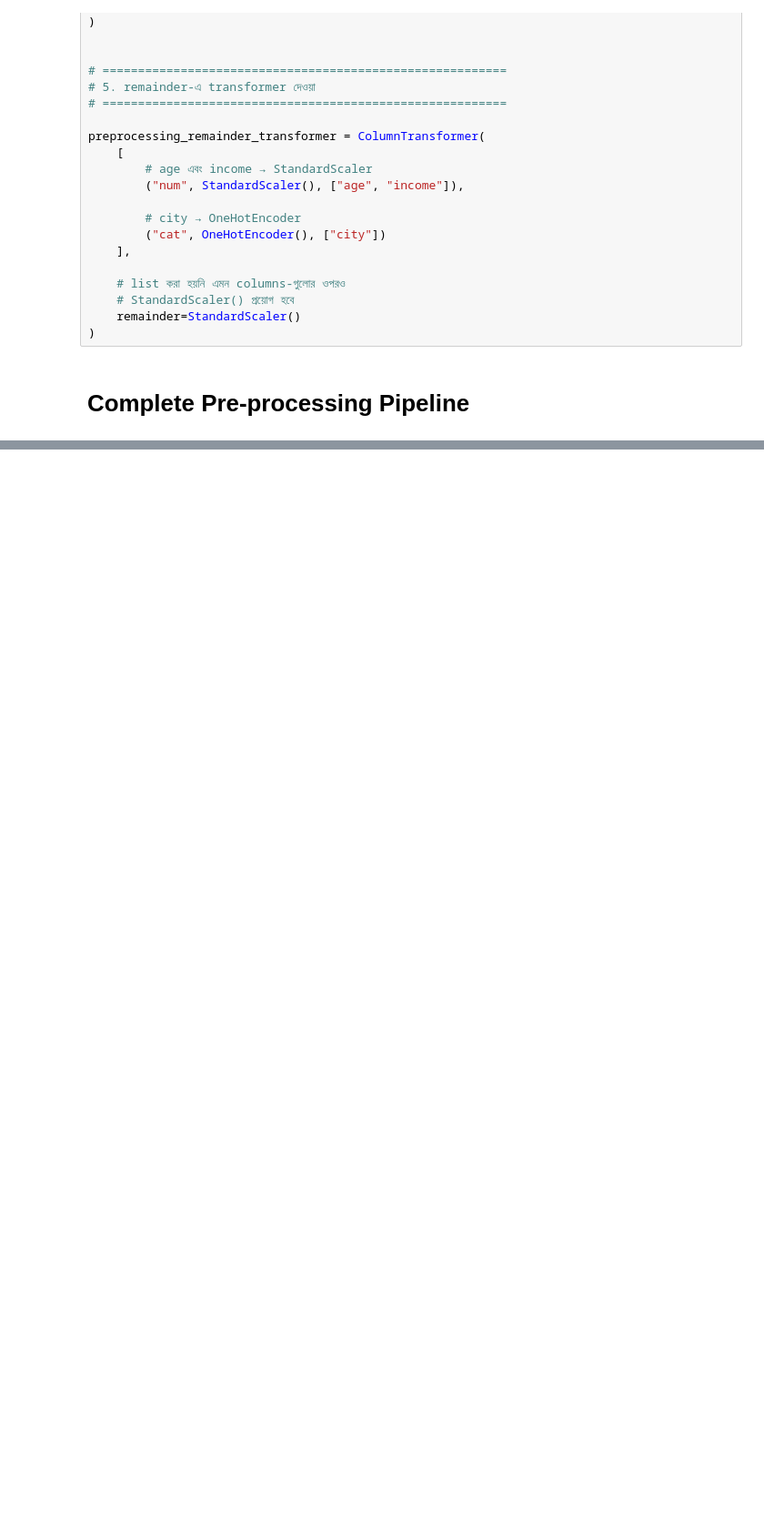
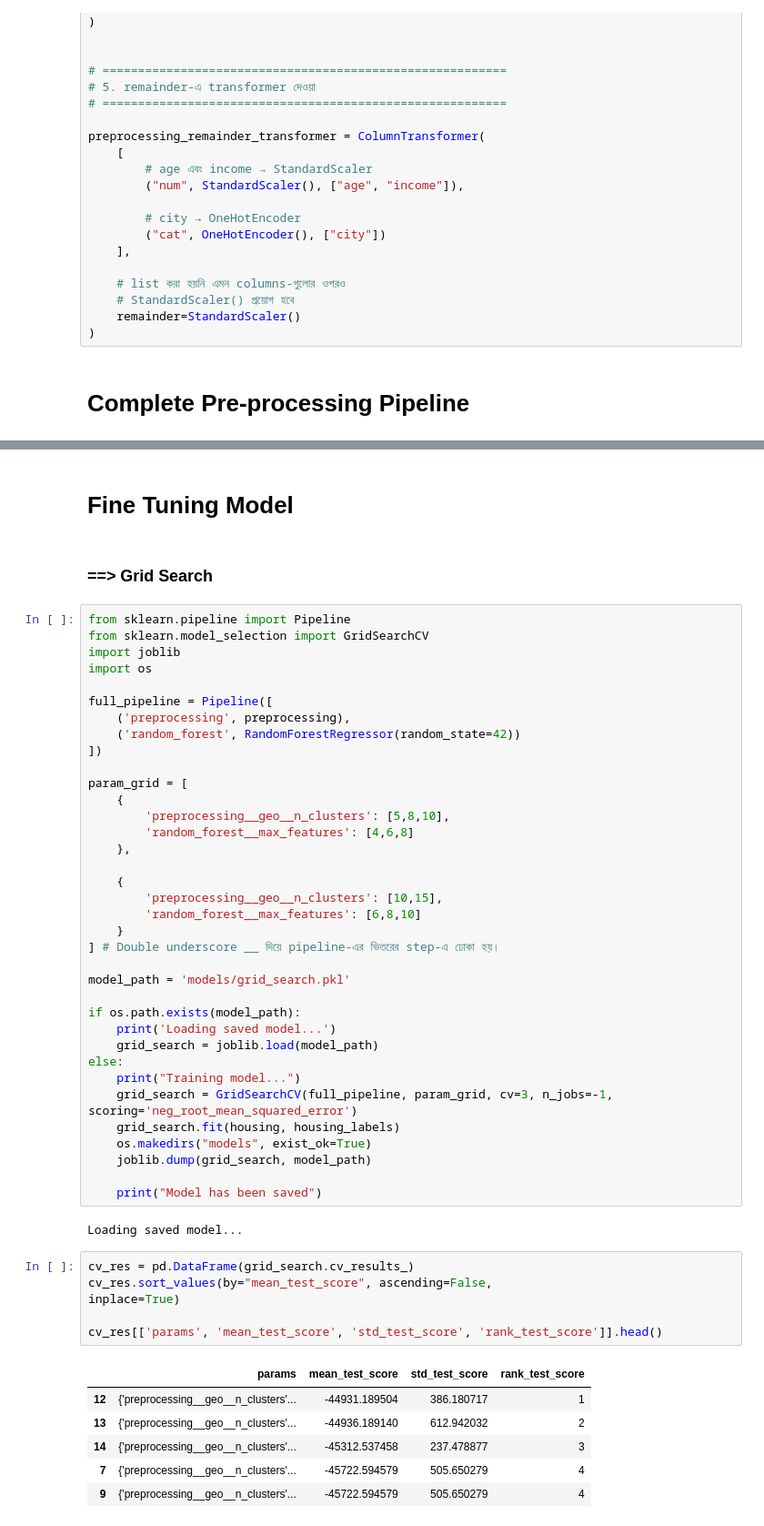
Before and after one commit to SiyamX7/MachineLearning, a Jupyter notebook: Book/4.ipynb, the cells around one changed output, grey strips where cells are left out. Shown at 91% size. Drawn from its saved outputs; the diff is of its cells as text; blank space fills up the shorter version.

```diff
--- a/Book/4.ipynb
+++ b/Book/4.ipynb
@@ -566,0 +757,55 @@ def ratio_name(function_transformer, feature_names_in):
+# %% [markdown]
+# Fine Tuning Model
+# %% [markdown]
+### ==> Grid Search
+# %%
+from sklearn.pipeline import Pipeline
+from sklearn.model_selection import GridSearchCV
+import joblib
+import os
+
+full_pipeline = Pipeline([
+    ('preprocessing', preprocessing),
+    ('random_forest', RandomForestRegressor(random_state=42))
+])
+
+param_grid = [
+    {
+        'preprocessing__geo__n_clusters': [5,8,10],
+        'random_forest__max_features': [4,6,8]
+    },
+
+    {
+        'preprocessing__geo__n_clusters': [10,15],
+        'random_forest__max_features': [6,8,10]
+    }
+] # Double underscore __ দিয়ে pipeline-এর ভিতরের step-এ ঢোকা হয়।
+
+model_path = 'models/grid_search.pkl'
+
+if os.path.exists(model_path):
+    print('Loading saved model...')
+    grid_search = joblib.load(model_path)
+else:
+    print("Training model...")
+    grid_search = GridSearchCV(full_pipeline, param_grid, cv=3, n_jobs=-1, scoring='neg_root_mean_squared_error')
+    grid_search.fit(housing, housing_labels)
+    os.makedirs("models", exist_ok=True)
+    joblib.dump(grid_search, model_path)
+
+    print("Model has been saved")
+# %% [output]
+Loading saved model...
+# %%
+cv_res = pd.DataFrame(grid_search.cv_results_)
+cv_res.sort_values(by="mean_test_score", ascending=False,
+inplace=True)
+
+cv_res[['params', 'mean_test_score', 'std_test_score', 'rank_test_score']].head()
+# %% [output]
+|  | params | mean_test_score | std_test_score | rank_test_score |
+| 12 | {'preprocessing__geo__n_clusters'... | -44931.189504 | 386.180717 | 1 |
+| 13 | {'preprocessing__geo__n_clusters'... | -44936.189140 | 612.942032 | 2 |
+| 14 | {'preprocessing__geo__n_clusters'... | -45312.537458 | 237.478877 | 3 |
+| 7 | {'preprocessing__geo__n_clusters'... | -45722.594579 | 505.650279 | 4 |
+| 9 | {'preprocessing__geo__n_clusters'... | -45722.594579 | 505.650279 | 4 |
```
Also changed, not shown: parts of 18 cells of this notebook, 3 other files.
